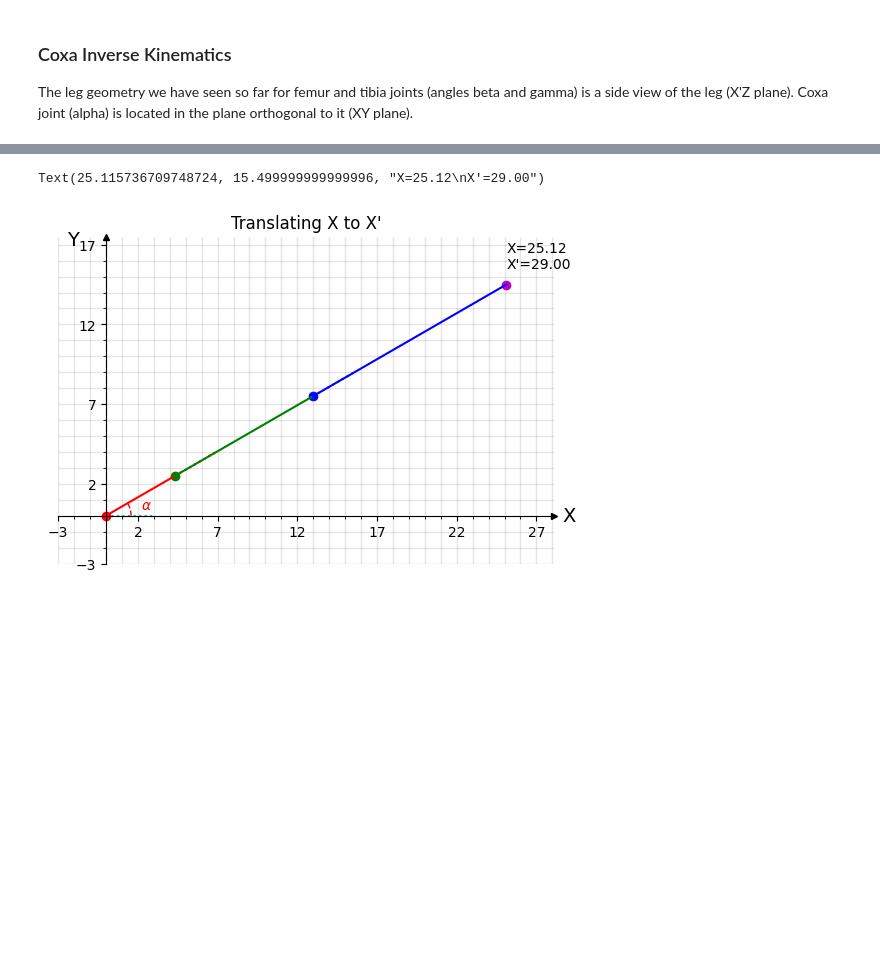
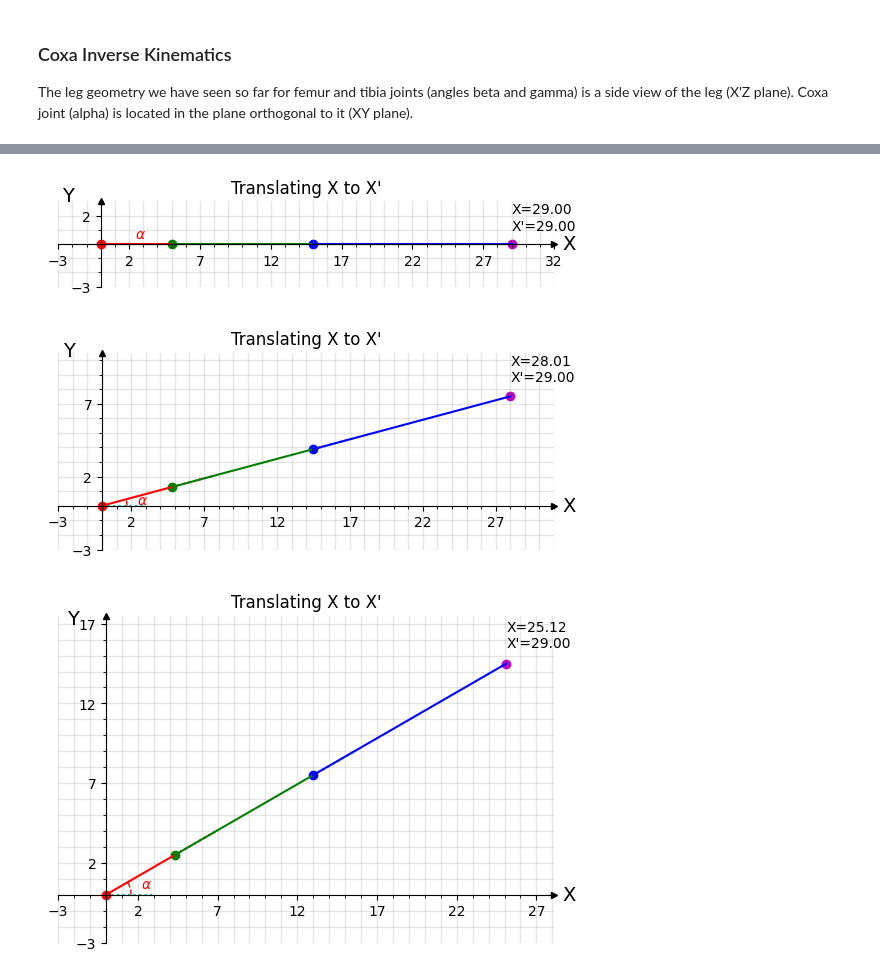
Before and after one commit to Dr-QP/Dr.QP, a Jupyter notebook: packages/runtime/drqp_brain/notebooks/getting_started_with_robot_ik.ipynb, the cells around one changed output, grey strips where cells are left out. Drawn from its saved outputs; the diff is of its cells as text; code cells hidden in the pictures; blank space fills up the shorter version.

```diff
--- a/packages/runtime/drqp_brain/notebooks/getting_started_with_robot_ik.ipynb
+++ b/packages/runtime/drqp_brain/notebooks/getting_started_with_robot_ik.ipynb
@@ -213,8 +212,8 @@ model = forward_kinematics(
 fig, ax, _, _ = plot_leg_with_points(
     model,
     'Inverse Kinematics trigonometry',
-    no_link_labels=True,
-    no_joint_labels=True,
+    joint_labels='points',
+    link_labels='label',
     no_cartesian_ticks=True,
     x_label="X'",
     y_label='Z',
@@ -395,8 +394,7 @@ def forward_kinematics_xy(coxa_length, femur_length, tibia_length, alpha):
 
 
 def plot_leg_with_points_xy(model: list[Line], title: str):
-    _, ax, _, _ = plot_leg_with_points(model, title, no_link_labels=True, x_label='X', y_label='Y')
-    ax.legend().remove()
+    _, ax, _, _ = plot_leg_with_points(model, title, link_labels='none', x_label='X', y_label='Y')
     return ax
 
 
@@ -405,5 +403,5 @@ plot_leg_with_points_xy(model, 'XY plane (top view, neutral position)')
 
 
 model = forward_kinematics_xy(coxa_len, femur_len, tibia_len, 30)
-ax = plot_leg_with_points_xy(model, 'XY plane (top view)')
+plot_leg_with_points_xy(model, 'XY plane (top view)')
 # %% [output]
@@ -412,10 +431,15 @@ ax = plot_leg_with_points_xy(model, 'XY plane (top view)')
 # %%
+def plot_xtick(alpha):
+  model = forward_kinematics_xy(coxa_len, femur_len, tibia_len, alpha)
+  ax = plot_leg_with_points_xy(model, "Translating X to X\'")
 
-model = forward_kinematics_xy(coxa_len, femur_len, tibia_len, 30)
-ax = plot_leg_with_points_xy(model, "Translating X to X\'")
+  foot = model[-1].end
+  ax.text(foot.x, foot.y + 1, f"X={foot.x:.2f}\nX'={math.hypot(foot.x, foot.y):.2f}")
 
-foot = model[-1].end
-ax.text(foot.x, foot.y + 1, f"X={foot.x:.2f}\nX'={math.hypot(foot.x, foot.y):.2f}")
+plot_xtick(0)
+plot_xtick(15)
+plot_xtick(30)
 # %% [output]
-Text(25.115736709748724, 15.499999999999996, "X=25.12\nX'=29.00")
-[figure, old version]
+[figure, new version]
+[figure, added]
+[figure, added]
```
Also changed, not shown: parts of 7 cells of this notebook, 1 other file.
